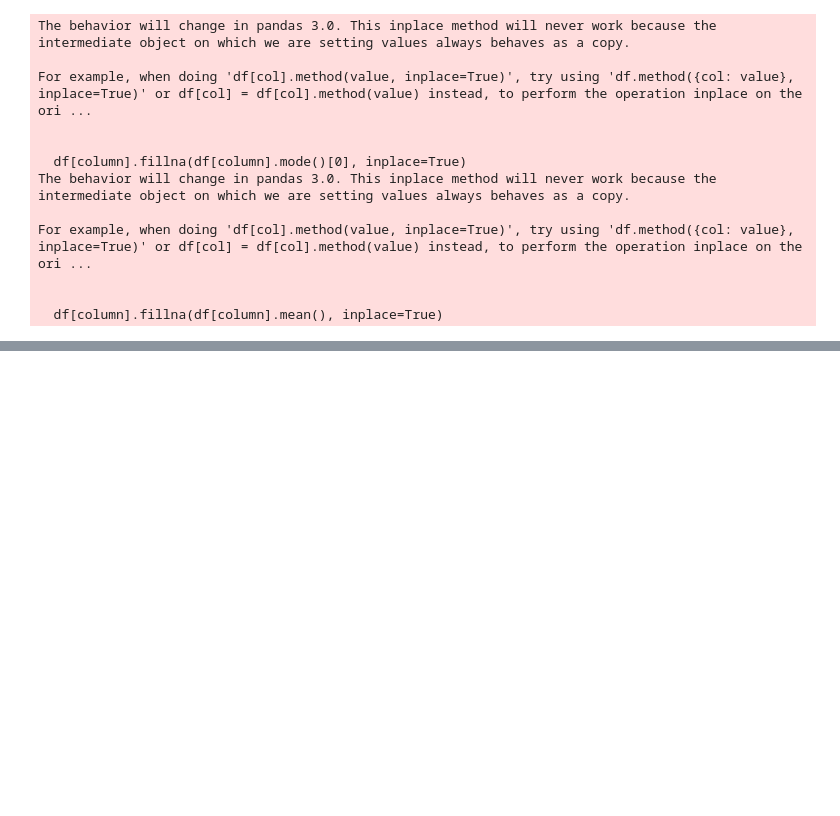
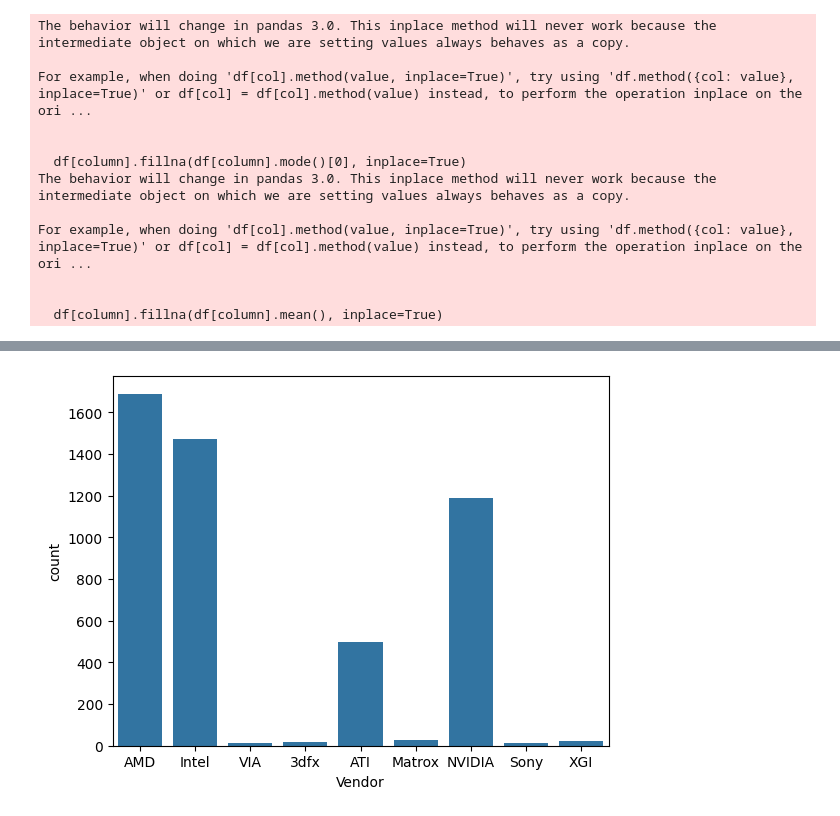
Before and after one commit to RichardKameri/MACHINE-LEARNING-1, a Jupyter notebook: Chip.ipynb, the cells around one changed output, grey strips where cells are left out. Drawn from its saved outputs; the diff is of its cells as text; code cells hidden in the pictures; blank space fills up the shorter version.

```diff
--- a/Chip.ipynb
+++ b/Chip.ipynb
@@ -167,0 +273,6 @@ dtype: int64
+# %%
+# barplot for vendor
+sns.countplot(x='Vendor', data=df)
+plt.show()
+# %% [output]
+[figure, added]
```
Also changed, not shown: parts of 19 cells of this notebook.
